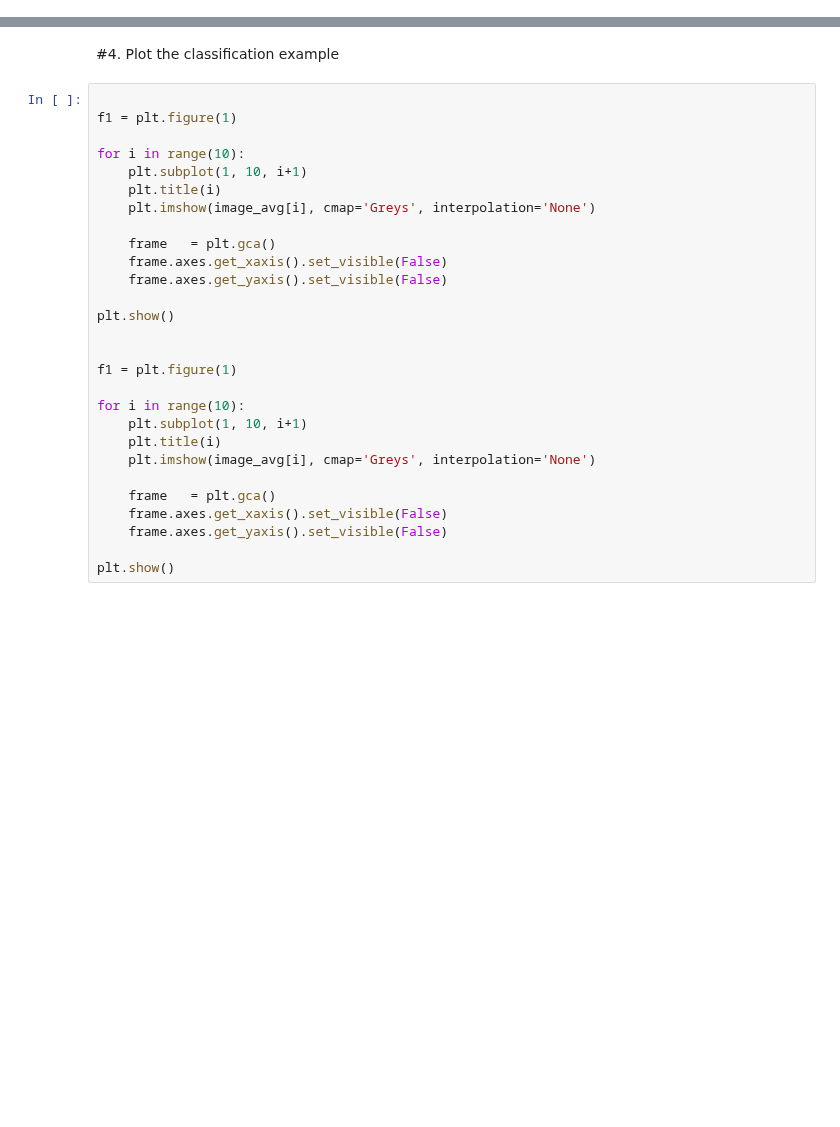
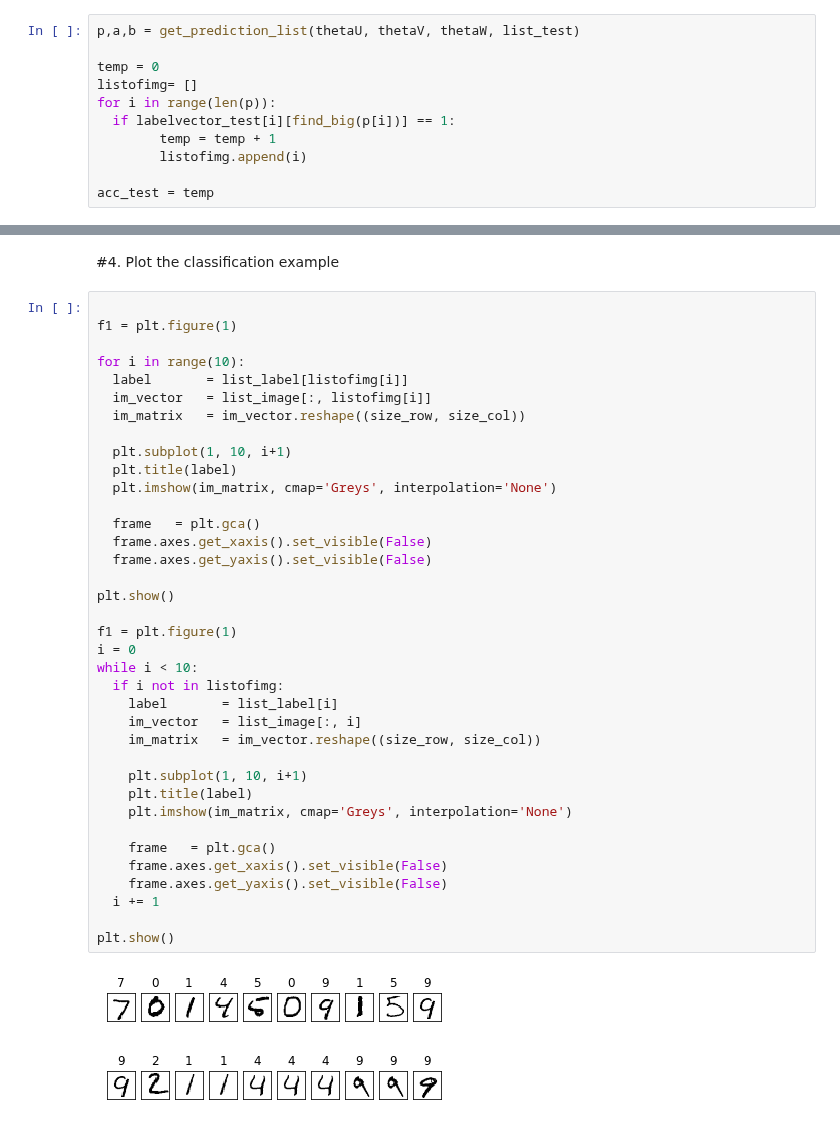
Before and after one commit to susanna1221/MachineLearningHW, a Jupyter notebook: MachineLearning8.ipynb, the cells around one changed output, grey strips where cells are left out. Saved outputs shown, nothing was run; the diff lists cells and outputs as text; blank space fills up the shorter version.

```diff
--- a/MachineLearning8.ipynb
+++ b/MachineLearning8.ipynb
@@ -232,3 +238,14 @@ thetaW, thetaV, thetaU, J_history2 ,accuracy_history2 = back_prop(thetaU,thetaV,
+# %%
+p,a,b = get_prediction_list(thetaU, thetaV, thetaW, list_test)
+
+temp = 0
+listofimg= []
+for i in range(len(p)):
+  if labelvector_test[i][find_big(p[i])] == 1:
+        temp = temp + 1
+        listofimg.append(i)
+
+acc_test = temp
 # %% [markdown]
 #1. Plot the training error
 # %%
@@ -275,28 +285,40 @@ print()
 # %%
 
 f1 = plt.figure(1)
 
 for i in range(10):
+  label       = list_label[listofimg[i]]
+  im_vector   = list_image[:, listofimg[i]]
+  im_matrix   = im_vector.reshape((size_row, size_col))
+
+  plt.subplot(1, 10, i+1)
+  plt.title(label)
+  plt.imshow(im_matrix, cmap='Greys', interpolation='None')
+
+  frame   = plt.gca()
+  frame.axes.get_xaxis().set_visible(False)
+  frame.axes.get_yaxis().set_visible(False)
+
+plt.show()
+
+f1 = plt.figure(1)
+i = 0
+while i < 10:
+  if i not in listofimg:
+    label       = list_label[i]
+    im_vector   = list_image[:, i]
+    im_matrix   = im_vector.reshape((size_row, size_col))
+
     plt.subplot(1, 10, i+1)
-    plt.title(i)
-    plt.imshow(image_avg[i], cmap='Greys', interpolation='None')
+    plt.title(label)
+    plt.imshow(im_matrix, cmap='Greys', interpolation='None')
 
     frame   = plt.gca()
     frame.axes.get_xaxis().set_visible(False)
     frame.axes.get_yaxis().set_visible(False)
+  i += 1
 
 plt.show()
-
-
-f1 = plt.figure(1)
-
-for i in range(10):
-    plt.subplot(1, 10, i+1)
-    plt.title(i)
-    plt.imshow(image_avg[i], cmap='Greys', interpolation='None')
-
-    frame   = plt.gca()
-    frame.axes.get_xaxis().set_visible(False)
-    frame.axes.get_yaxis().set_visible(False)
-
-plt.show()
+# %% [output]
+[figure, added]
+[figure, added]
```
Also changed, not shown: parts of 5 cells of this notebook.
